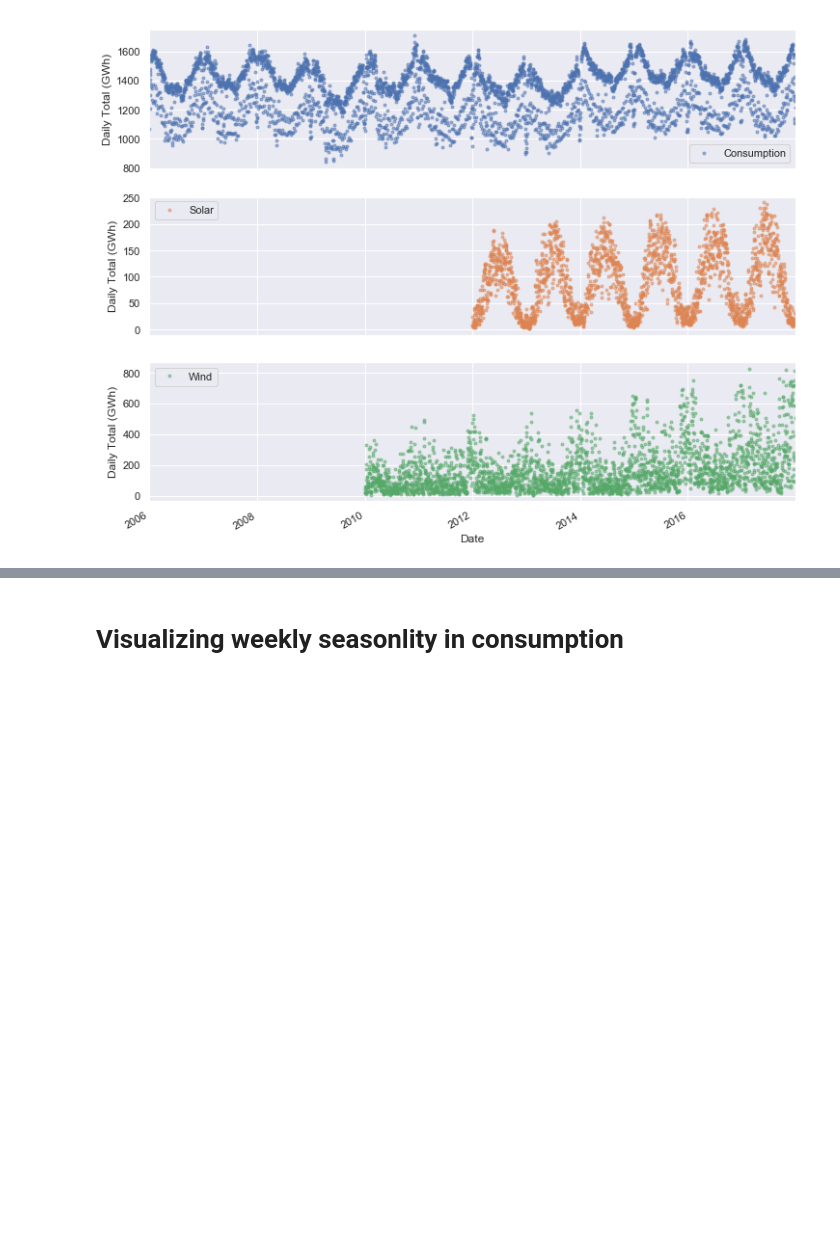
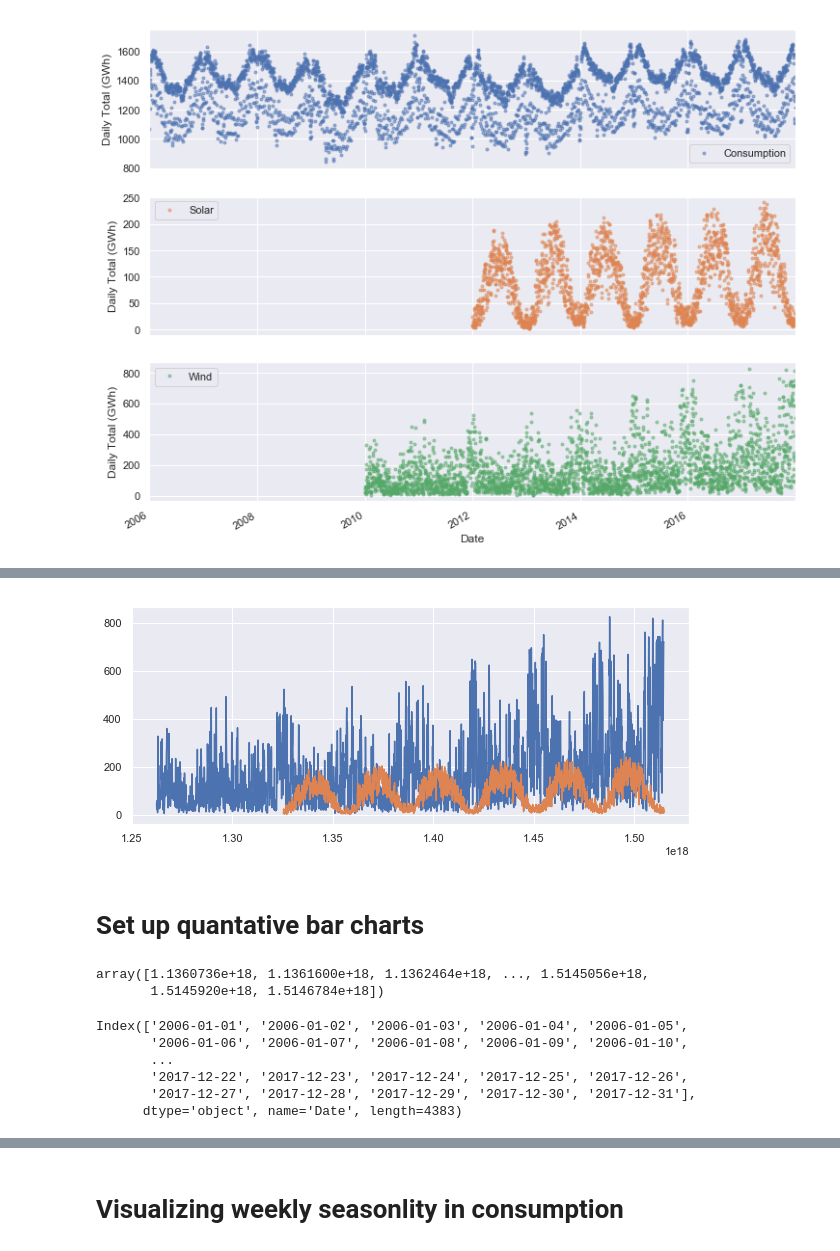
Before and after one commit to ObliviousCloud/Energy-Consumption-Analysis, a Jupyter notebook: time_series_energy_analysis.ipynb, the cells around one changed output, grey strips where cells are left out. Drawn from its saved outputs; the diff is of its cells as text; code cells hidden in the pictures; blank space fills up the shorter version.

```diff
--- a/time_series_energy_analysis.ipynb
+++ b/time_series_energy_analysis.ipynb
@@ -145,0 +194,26 @@ for ax in axes:
+# %%
+fig, ax = plt.subplots(figsize=(10,4))
+ax.plot(df.index, df['Wind'])
+ax.plot(df.index, df['Solar'])
+#ax.annotate("Wind Has Peaked", xy=(pd.Timestamp('2016-02-06'), 1))
+#arrowprops={'arrowstyle':'->', 'color':'gray'})
+plt.show()
+# %% [output]
+[figure, added]
+# %% [markdown]
+# Set up quantative bar charts
+# %%
+df_index = df.index.values.astype(float)
+df_index
+# %% [output]
+array([1.1360736e+18, 1.1361600e+18, 1.1362464e+18, ..., 1.5145056e+18,
+       1.5145920e+18, 1.5146784e+18])
+# %%
+daily_df.index
+# %% [output]
+Index(['2006-01-01', '2006-01-02', '2006-01-03', '2006-01-04', '2006-01-05',
+       '2006-01-06', '2006-01-07', '2006-01-08', '2006-01-09', '2006-01-10',
+       ...
+       '2017-12-22', '2017-12-23', '2017-12-24', '2017-12-25', '2017-12-26',
+       '2017-12-27', '2017-12-28', '2017-12-29', '2017-12-30', '2017-12-31'],
+      dtype='object', name='Date', length=4383)
```
Also changed, not shown: parts of 20 cells of this notebook.
